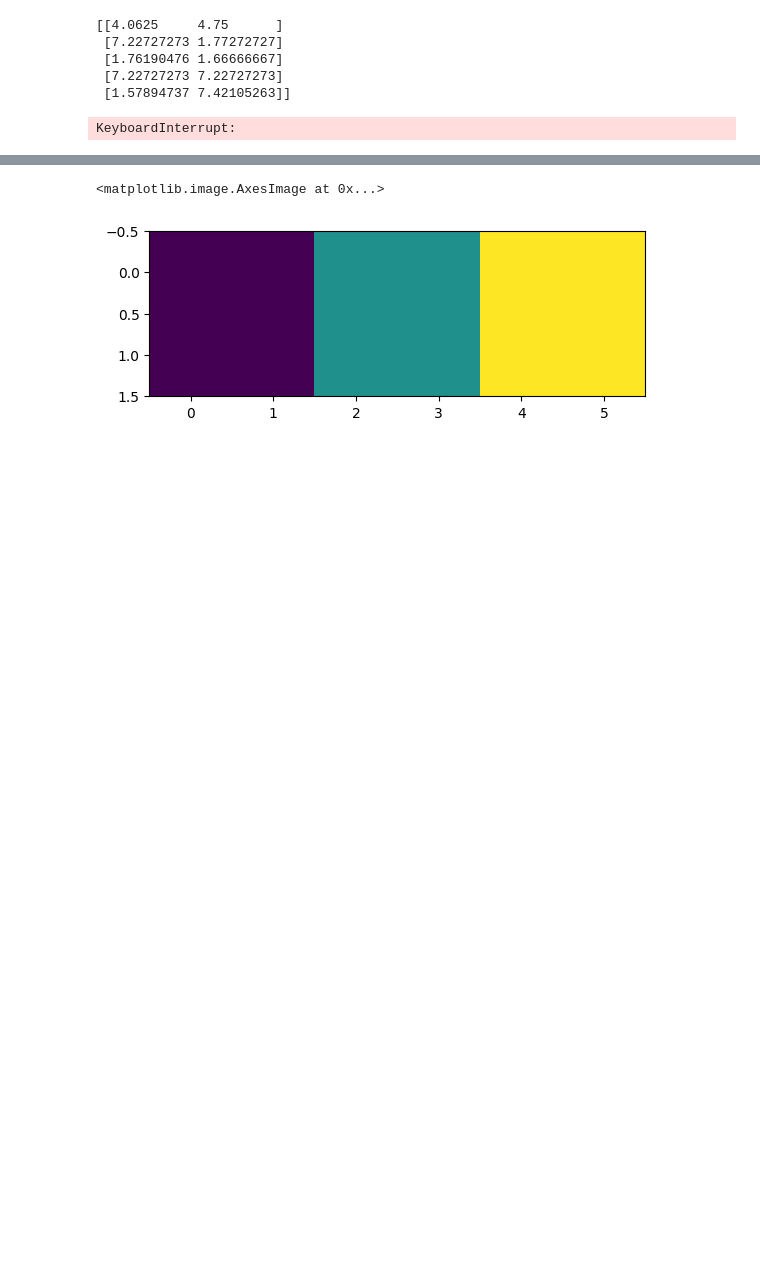
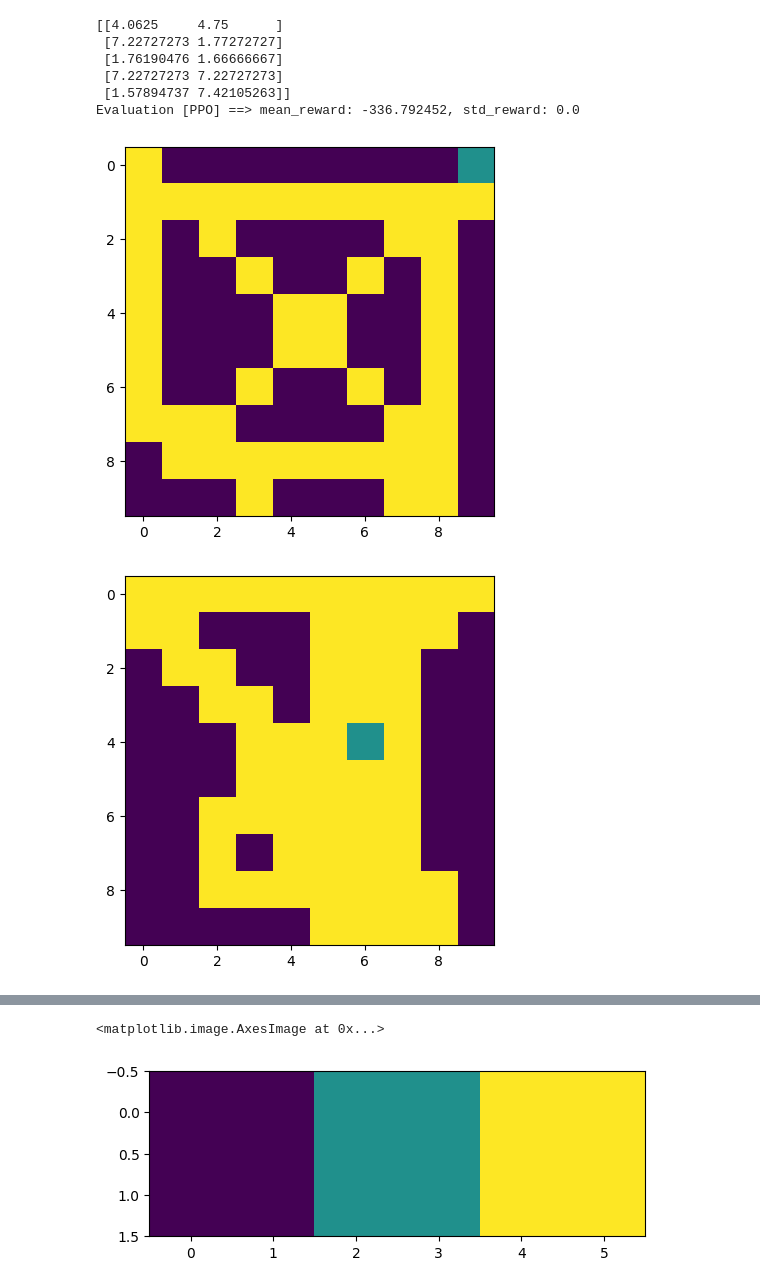
Before and after one commit to SAM-RL/sambotrl-training-agents, a Jupyter notebook: train_exploration_agent.ipynb, the cells around one changed output, grey strips where cells are left out. Drawn from its saved outputs; the diff is of its cells as text; code cells hidden in the pictures; blank space fills up the shorter version.

Commit message:
updated experiment notebooks

```diff
--- a/train_exploration_agent.ipynb
+++ b/train_exploration_agent.ipynb
@@ -181,14 +181,14 @@ class PPO_Agent:
             save_replay_buffer=True,
             save_vecnormalize=True,
         )
-        self.policy_kwargs = dict(
-            features_extractor_class=CustomCNN,
-            features_extractor_kwargs=dict(features_dim=128),
-        )
+        # self.policy_kwargs = dict(
+        #     features_extractor_class=CustomCNN,
+        #     features_extractor_kwargs=dict(features_dim=128),
+        # )
         if load_saved_model and os.path.exists(self.model_path+'.zip'):
             self.model = PPO.load(self.model_path, env=env)
         else:
-            self.model = PPO('CnnPolicy', env, policy_kwargs=self.policy_kwargs, verbose=1)
+            self.model = PPO('MlpPolicy', env, verbose=0, tensorboard_log="./output/experiments/ppo_explore_tensorboard")
 
     def train(self, n_timestep=40_000, eval=True):
         self.model.learn(total_timesteps=n_timestep, progress_bar=False, callback=[self.checkpoint_callback])
@@ -201,30 +201,33 @@ class PPO_Agent:
         action, hidden_state  = self.model.predict(obs, state=lstm_state, episode_start=start)
         return action, hidden_state
 # %%
-N_STEPS = 300_000
+N_STEPS = 1_000_000
 TEST_EPISODES = 5
 
 # train & evaluate stable-baseline3 model
 env = BlankFieldEnv()
 model = PPO_Agent(env, path='./output/experiments/')
 model.train(n_timestep=N_STEPS)
 
 # evaluate
 for episode_num in range(TEST_EPISODES):
     obs = env.reset()
     done = True
     steps = 0
     while True:
         action, hidden_state = model.predict(obs, start=done)
         obs, reward, done, observation = env.step(action.item())
         if done:
             plt.imshow(env.field)
+            plt.show()
             break
         steps += 1
 # %% [output]
 [[4.0625     4.75      ]
  [7.22727273 1.77272727]
  [1.76190476 1.66666667]
  [7.22727273 7.22727273]
  [1.57894737 7.42105263]]
+Evaluation [PPO] ==> mean_reward: -336.792452, std_reward: 0.0
-KeyboardInterrupt:
+[figure, added]
+[figure, added]
```
Also changed, not shown: parts of 2 cells of this notebook, 5 other files.
